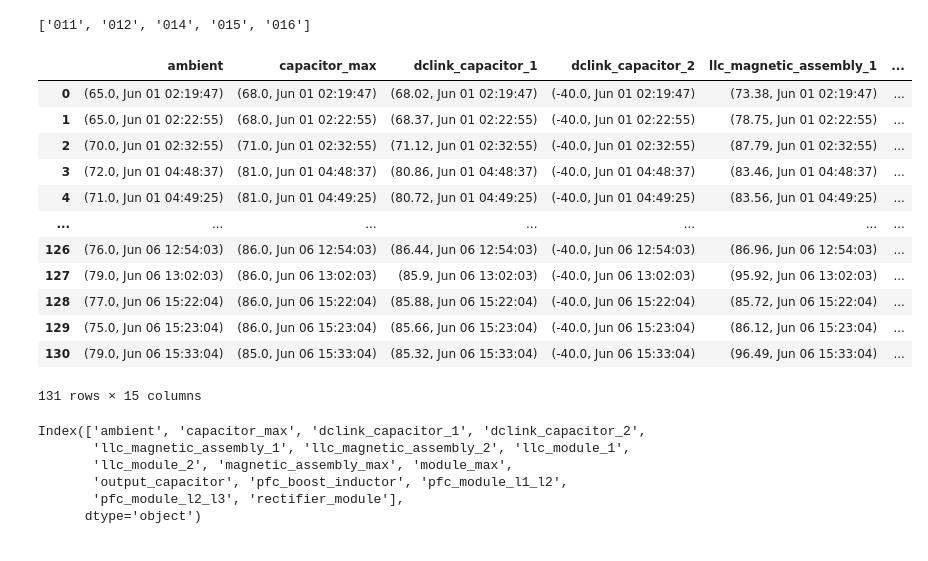
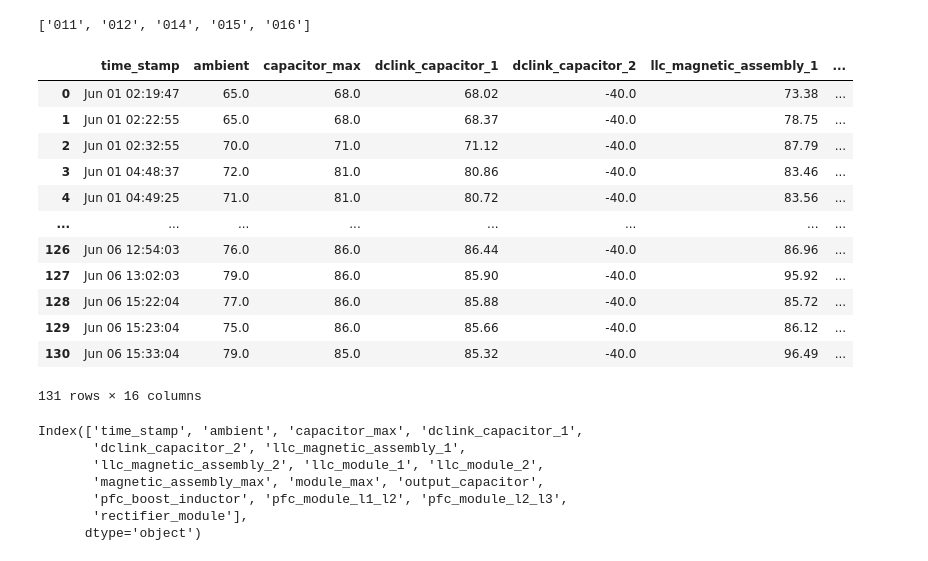
Before and after one commit to stevesu-cpi/data_parser, a Jupyter notebook: data_parsing.ipynb, the cells around one changed output. Drawn from its saved outputs; the diff is of its cells as text; code cells hidden in the pictures.

Commit message:
update data_parsing

```diff
--- a/data_parsing.ipynb
+++ b/data_parsing.ipynb
@@ -104,7 +36,7 @@ def get_temp_data(fp, search_value):
 
 
     for line in fp:
-        if search_value in line:
+        if search_value in line:  #search_value is user defined i.e.'temps:'
             date = line[0:15].strip()
             #print('date:',date)
             indx0 = line.find(']', 3)  #find indices to get module number
@@ -113,7 +45,10 @@ def get_temp_data(fp, search_value):
             if module not in output.keys():
                 output[module] = {}
             #print('module:', module) #get the module number
-
+            if 'time_stamp' not in output[module].keys():
+                output[module]['time_stamp'] = [date]
+            else:
+                output[module]['time_stamp'].append(date)
             indx0 = line.find(search_value)  #search_value = 'temps:'
             indx1 = line.find(':', indx0)
             indx2 = line.find(':', indx1+1)
@@ -128,11 +63,11 @@ def get_temp_data(fp, search_value):
                 #print('temp:', temp)
                 indx1 = indx2 + 1  #indx1 = ,
                 indx2 = line.find(':', indx2) #indx2 = :
-                #if name_of not in temp_dict.keys():
+
                 if name_of not in output[module].keys():
-                    output[module][name_of] = [(temp, date)]
+                    output[module][name_of] = [temp]
                 else:
-                    output[module][name_of].append((temp, date))
+                    output[module][name_of].append(temp)
 
         else:
             continue
@@ -249,28 +179,29 @@ module_choice = '011'
 # %%
 import pandas as pd
 
-df_x = pd.DataFrame(combined_cycles_dict[group_map[group_choice]][module_choice])
-df_x
+df = pd.DataFrame(combined_cycles_dict[group_map[group_choice]][module_choice])
+df
 # %% [output]
-|  | ambient | capacitor_max | dclink_capacitor_1 | dclink_capacitor_2 | llc_magnetic_assembly_1 | ... |
-| 0 | (65.0, Jun 01 02:19:47) | (68.0, Jun 01 02:19:47) | (68.02, Jun 01 02:19:47) | (-40.0, Jun 01 02:19:47) | (73.38, Jun 01 02:19:47) | ... |
-| 1 | (65.0, Jun 01 02:22:55) | (68.0, Jun 01 02:22:55) | (68.37, Jun 01 02:22:55) | (-40.0, Jun 01 02:22:55) | (78.75, Jun 01 02:22:55) | ... |
-| 2 | (70.0, Jun 01 02:32:55) | (71.0, Jun 01 02:32:55) | (71.12, Jun 01 02:32:55) | (-40.0, Jun 01 02:32:55) | (87.79, Jun 01 02:32:55) | ... |
-| 3 | (72.0, Jun 01 04:48:37) | (81.0, Jun 01 04:48:37) | (80.86, Jun 01 04:48:37) | (-40.0, Jun 01 04:48:37) | (83.46, Jun 01 04:48:37) | ... |
-| 4 | (71.0, Jun 01 04:49:25) | (81.0, Jun 01 04:49:25) | (80.72, Jun 01 04:49:25) | (-40.0, Jun 01 04:49:25) | (83.56, Jun 01 04:49:25) | ... |
-| ... | ... | ... | ... | ... | ... | ... |
-| 126 | (76.0, Jun 06 12:54:03) | (86.0, Jun 06 12:54:03) | (86.44, Jun 06 12:54:03) | (-40.0, Jun 06 12:54:03) | (86.96, Jun 06 12:54:03) | ... |
-| 127 | (79.0, Jun 06 13:02:03) | (86.0, Jun 06 13:02:03) | (85.9, Jun 06 13:02:03) | (-40.0, Jun 06 13:02:03) | (95.92, Jun 06 13:02:03) | ... |
-| 128 | (77.0, Jun 06 15:22:04) | (86.0, Jun 06 15:22:04) | (85.88, Jun 06 15:22:04) | (-40.0, Jun 06 15:22:04) | (85.72, Jun 06 15:22:04) | ... |
-| 129 | (75.0, Jun 06 15:23:04) | (86.0, Jun 06 15:23:04) | (85.66, Jun 06 15:23:04) | (-40.0, Jun 06 15:23:04) | (86.12, Jun 06 15:23:04) | ... |
-| 130 | (79.0, Jun 06 15:33:04) | (85.0, Jun 06 15:33:04) | (85.32, Jun 06 15:33:04) | (-40.0, Jun 06 15:33:04) | (96.49, Jun 06 15:33:04) | ... |
+|  | time_stamp | ambient | capacitor_max | dclink_capacitor_1 | dclink_capacitor_2 | llc_magnetic_assembly_1 | ... |
+| 0 | Jun 01 02:19:47 | 65.0 | 68.0 | 68.02 | -40.0 | 73.38 | ... |
+| 1 | Jun 01 02:22:55 | 65.0 | 68.0 | 68.37 | -40.0 | 78.75 | ... |
+| 2 | Jun 01 02:32:55 | 70.0 | 71.0 | 71.12 | -40.0 | 87.79 | ... |
+| 3 | Jun 01 04:48:37 | 72.0 | 81.0 | 80.86 | -40.0 | 83.46 | ... |
+| 4 | Jun 01 04:49:25 | 71.0 | 81.0 | 80.72 | -40.0 | 83.56 | ... |
+| ... | ... | ... | ... | ... | ... | ... | ... |
+| 126 | Jun 06 12:54:03 | 76.0 | 86.0 | 86.44 | -40.0 | 86.96 | ... |
+| 127 | Jun 06 13:02:03 | 79.0 | 86.0 | 85.90 | -40.0 | 95.92 | ... |
+| 128 | Jun 06 15:22:04 | 77.0 | 86.0 | 85.88 | -40.0 | 85.72 | ... |
+| 129 | Jun 06 15:23:04 | 75.0 | 86.0 | 85.66 | -40.0 | 86.12 | ... |
+| 130 | Jun 06 15:33:04 | 79.0 | 85.0 | 85.32 | -40.0 | 96.49 | ... |
-131 rows × 15 columns
+131 rows × 16 columns
 # %%
-df_x.columns
+df.columns
 # %% [output]
-Index(['ambient', 'capacitor_max', 'dclink_capacitor_1', 'dclink_capacitor_2',
-       'llc_magnetic_assembly_1', 'llc_magnetic_assembly_2', 'llc_module_1',
-       'llc_module_2', 'magnetic_assembly_max', 'module_max',
-       'output_capacitor', 'pfc_boost_inductor', 'pfc_module_l1_l2',
-       'pfc_module_l2_l3', 'rectifier_module'],
+Index(['time_stamp', 'ambient', 'capacitor_max', 'dclink_capacitor_1',
+       'dclink_capacitor_2', 'llc_magnetic_assembly_1',
+       'llc_magnetic_assembly_2', 'llc_module_1', 'llc_module_2',
+       'magnetic_assembly_max', 'module_max', 'output_capacitor',
+       'pfc_boost_inductor', 'pfc_module_l1_l2', 'pfc_module_l2_l3',
+       'rectifier_module'],
       dtype='object')
```
Also changed, not shown: parts of 7 cells of this notebook.
